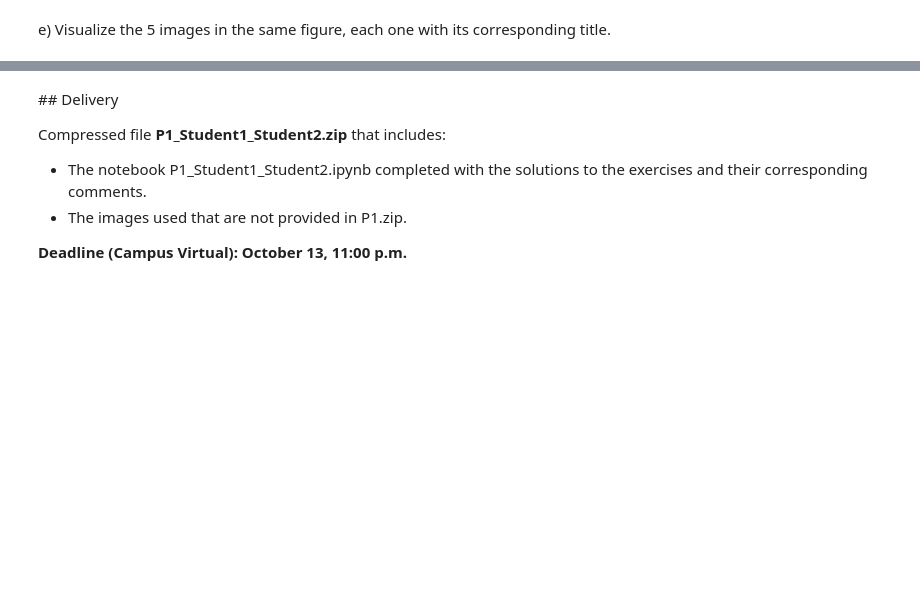
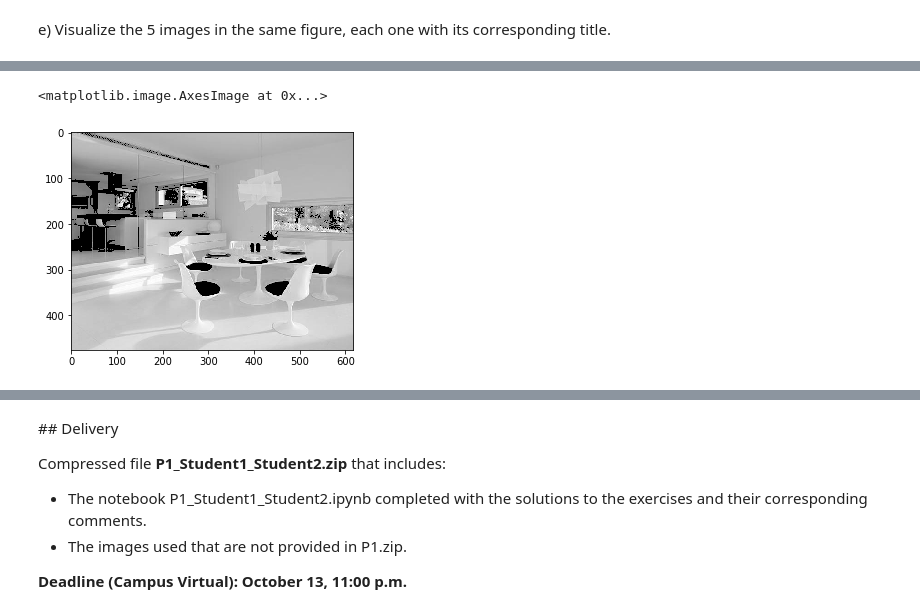
Before and after one commit to rsberrocal/VA_Practicas, a Jupyter notebook: Lab1/P1_ClaraRivadullaDuró.ipynb, the cells around one changed output, grey strips where cells are left out. Drawn from its saved outputs; the diff is of its cells as text; code cells hidden in the pictures; blank space fills up the shorter version.

```diff
--- a/Lab1/P1_ClaraRivadullaDuró.ipynb
+++ b/Lab1/P1_ClaraRivadullaDuró.ipynb
@@ -269,0 +284,6 @@ c) Read and visualize the image `sillas.jpg` (see figure top). Extract its three
+# %%
+sillas_green = sillas[:,:,1]
+plt.imshow(sillas_green, cmap = "gray")
+# %% [output]
+<matplotlib.image.AxesImage at 0x...>
+[figure, added]
```
Also changed, not shown: parts of 11 cells of this notebook.
